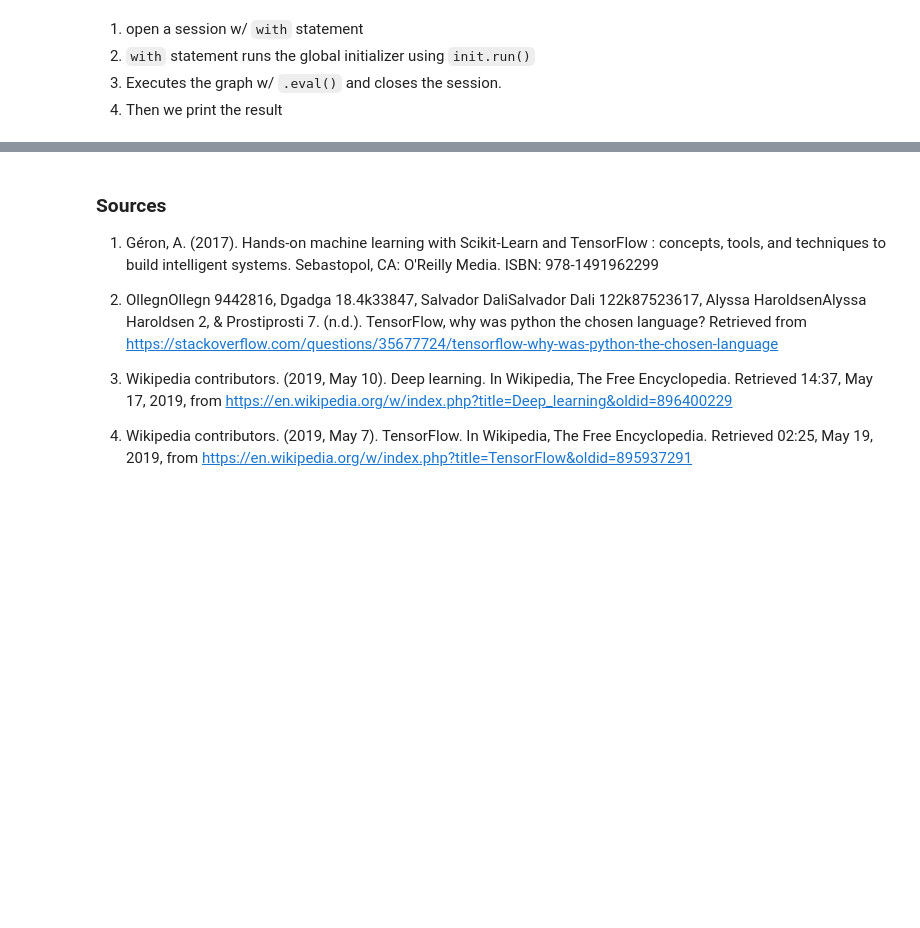
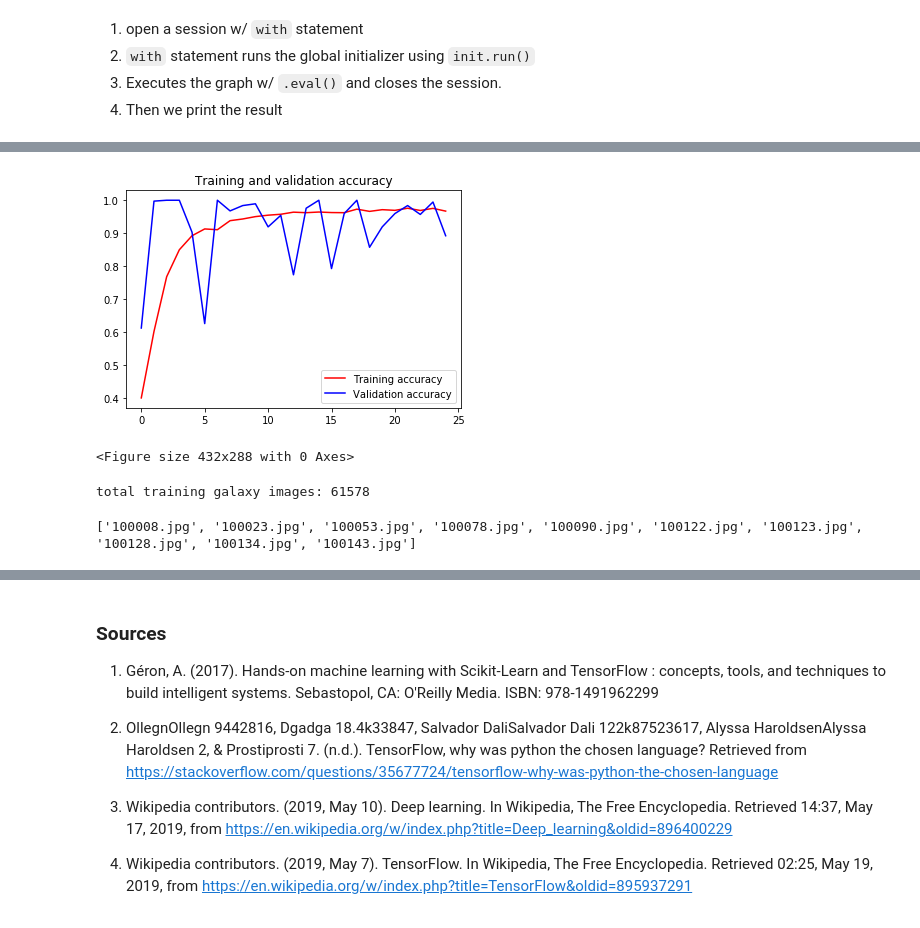
Before and after one commit to deaththeberry/NeuralNetworkProject, a Jupyter notebook: Deep Learning - Morphology classification of galaxies .ipynb, the cells around one changed output, grey strips where cells are left out. Drawn from its saved outputs; the diff is of its cells as text; code cells hidden in the pictures; blank space fills up the shorter version.

```diff
--- a/Deep Learning - Morphology classification of galaxies .ipynb
+++ b/Deep Learning - Morphology classification of galaxies .ipynb
@@ -161,0 +283,13 @@ Result: 42
+# %%
+
+train_generator = training_datagen.flow_from_directory(
+    TRAINING_DIR,
+    target_size=(150,150),
+    class_mode='categorical'
+)
+
+validation_generator = validation_datagen.flow_from_directory(
+    VALIDATION_DIR,
+    target_size=(150,150),
+    class_mode='categorical'
+)
@@ -161,0 +331,8 @@ Result: 42
+# %%
+model.summary()
+
+model.compile(loss = 'categorical_crossentropy', optimizer='rmsprop', metrics=['accuracy'])
+
+history = model.fit_generator(train_generator, epochs=25, validation_data = validation_generator, verbose = 1)
+
+model.save("rps.h5")
@@ -161,0 +357,32 @@ Result: 42
+# %%
+acc = history.history['acc']
+val_acc = history.history['val_acc']
+loss = history.history['loss']
+val_loss = history.history['val_loss']
+
+epochs = range(len(acc))
+
+plt.plot(epochs, acc, 'r', label='Training accuracy')
+plt.plot(epochs, val_acc, 'b', label='Validation accuracy')
+plt.title('Training and validation accuracy')
+plt.legend(loc=0)
+plt.figure()
+
+
+plt.show()
+# %% [output]
+[figure, added]
+<Figure size 432x288 with 0 Axes>
+# %%
+# Assigning all images in the folder to the corresponding variable and listing the amount of images for each variable
+galaxy_train_dir = os.path.join('images_training_rev1/')
+
+print('total training galaxy images:', len(os.listdir(galaxy_train_dir)))
+# %% [output]
+total training galaxy images: 61578
+# %%
+# Listing the first 10 images of each folder
+Galaxy_files = sorted(os.listdir(galaxy_train_dir))
+print(Galaxy_files[:10])
+# %% [output]
+['100008.jpg', '100023.jpg', '100053.jpg', '100078.jpg', '100090.jpg', '100122.jpg', '100123.jpg', '100128.jpg', '100134.jpg', '100143.jpg']
```
Also changed, not shown: parts of 26 cells of this notebook.
